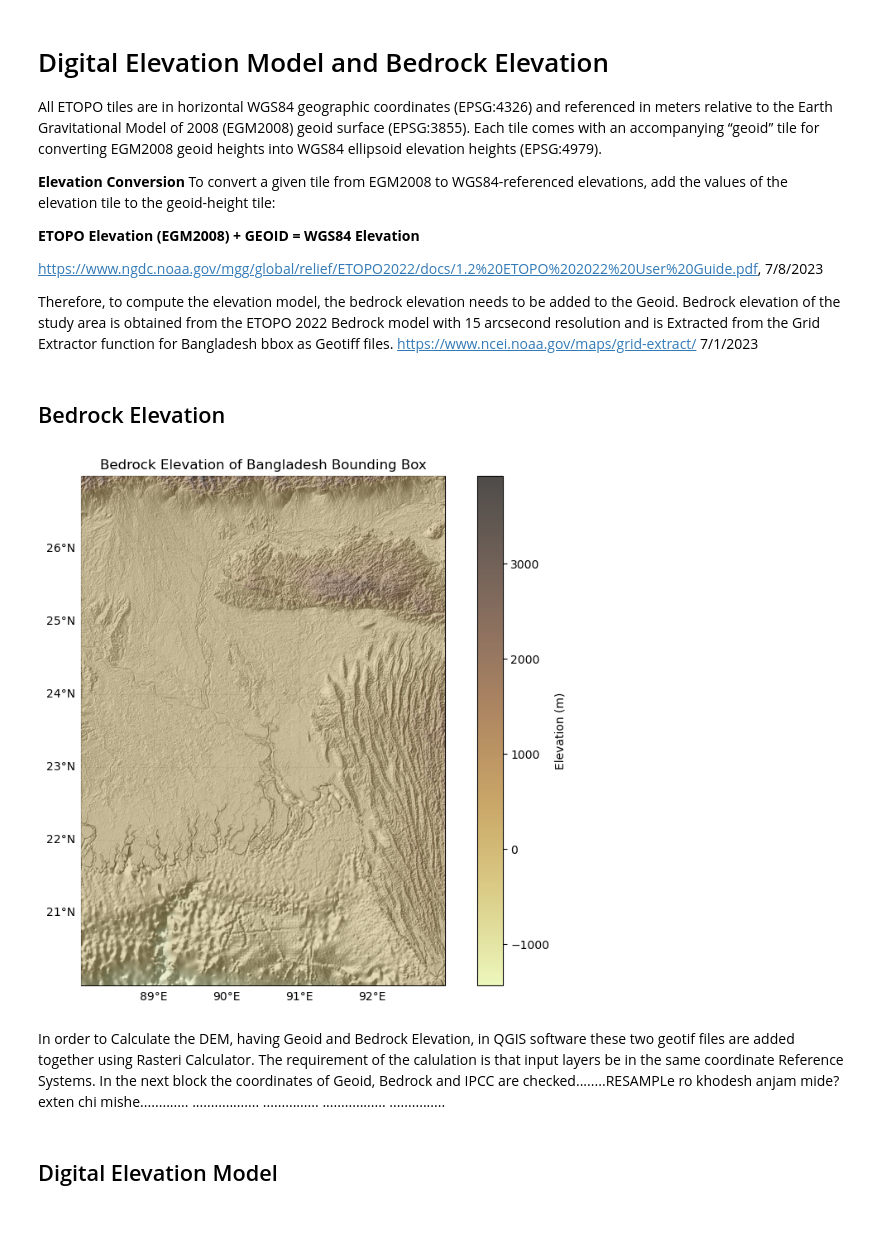
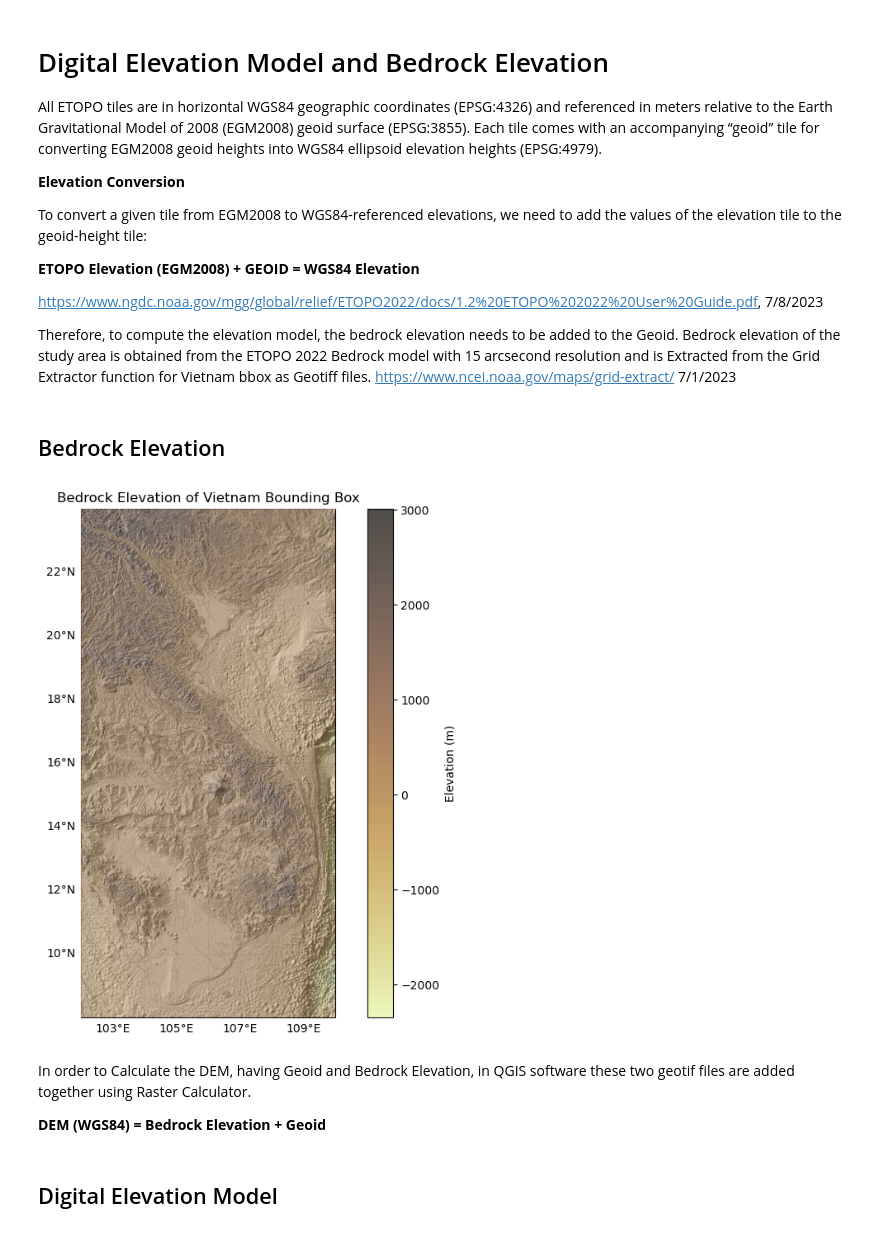
Before and after one commit to sahar7777/Sea-Level-Rise--Flood, a Jupyter notebook: notebook_code/Flood_Simulation.ipynb, the cells around one changed output. Saved outputs shown, nothing was run; the diff lists cells and outputs as text; code cells hidden in the pictures.

```diff
--- a/notebook_code/Flood_Simulation.ipynb
+++ b/notebook_code/Flood_Simulation.ipynb
@@ -374,7 +399,7 @@ The tiles, then, have been merged then in QGIS software using Raster> Miscellane
 # %%
 
 #geoid directory
-geoid_path = '/home/sahar/output_tif/Bangladesh_bbox_Geoid_15s.tif'
+geoid_path = '/home/sahar/output_tif/Vietnam_bbox_Geoid_15s.tif'
 
 #read geoid
 with rasterio.open(geoid_path) as src:
@@ -401,13 +426,13 @@ with rasterio.open(geoid_path) as src:
 projection = ccrs.PlateCarree()
 fig = plt.figure(figsize=(10, 8))
 ax = fig.add_subplot(111, projection=projection)
-ax.add_feature(cfeature.COASTLINE)
+ax.coastlines(zorder= 10)
 #plot hillshade
 ax.imshow(hillshade_array, cmap='gray', extent=[xmin, xmax, ymin, ymax], alpha=0.5, zorder=10)
 #plot geoid
 cax = ax.imshow(geoid_array, cmap='ocean', extent=[xmin, xmax, ymin, ymax], alpha=0.8, zorder=5)
 plt.colorbar(cax, label='Geoid Value (m)')
-plt.title('Geoid of Bangladesh Bounding Box')
+plt.title('Geoid of Vietnam Bounding Box')
 plt.xlabel('Longitude')
 plt.ylabel('Latitude')
 
@@ -424,18 +449,19 @@ plt.show()
  All ETOPO tiles are in horizontal WGS84 geographic coordinates (EPSG:4326) and referenced in meters relative to the Earth Gravitational Model of 2008 (EGM2008) geoid surface (EPSG:3855). Each tile comes with an accompanying “geoid” tile for converting EGM2008 geoid heights into WGS84 ellipsoid elevation heights (EPSG:4979).
 
 **Elevation Conversion**
-To convert a given tile from EGM2008 to WGS84-referenced elevations, add the values of the elevation tile to the geoid-height tile:
+
+To convert a given tile from EGM2008 to WGS84-referenced elevations, we need to add the values of the elevation tile to the geoid-height tile:
 
    **ETOPO Elevation (EGM2008) + GEOID = WGS84 Elevation**
 
 https://www.ngdc.noaa.gov/mgg/global/relief/ETOPO2022/docs/1.2%20ETOPO%202022%20User%20Guide.pdf, 7/8/2023
 
-Therefore, to compute the elevation model, the bedrock elevation needs to be added to the Geoid. Bedrock elevation of the study area is obtained from the ETOPO 2022 Bedrock model with 15 arcsecond resolution and is Extracted from the Grid Extractor function for Bangladesh bbox as Geotiff files. https://www.ncei.noaa.gov/maps/grid-extract/ 7/1/2023
+Therefore, to compute the elevation model, the bedrock elevation needs to be added to the Geoid. Bedrock elevation of the study area is obtained from the ETOPO 2022 Bedrock model with 15 arcsecond resolution and is Extracted from the Grid Extractor function for Vietnam bbox as Geotiff files. https://www.ncei.noaa.gov/maps/grid-extract/ 7/1/2023
 # %% [markdown]
 ## Bedrock Elevation
 # %%
 #bedrock directory
-bedrock_path = '/home/sahar/output_tif/Bangladesh_Bedrock_15arcsec.tiff'
+bedrock_path = '/home/sahar/output_tif/Vietnam_Bedrock_15arcsec.tiff'
 
 #read bedrock
 with rasterio.open(bedrock_path) as src:
@@ -448,42 +474,40 @@ def hillshade(array, azimuth, angle_altitude):
     slope = np.pi/2. - np.arctan(np.sqrt(x*x + y*y))
     aspect = np.arctan2(-x, y)
     azimuthrad = azimuth * np.pi / 180.
     altituderad = angle_altitude * np.pi / 180.
     shaded = np.sin(altituderad) * np.sin(slope) + np.cos(altituderad) * np.cos(slope) * np.cos(azimuthrad - aspect)
     return 255 * (shaded + 1) / 2
 
 #compute the hillshade
 hillshade_array = hillshade(bedrock_array, 330, 30)
 
 #get the extent of the bedrock
 with rasterio.open(bedrock_path) as src:
     xmin, ymin, xmax, ymax = src.bounds
 
 projection = ccrs.PlateCarree()
 fig = plt.figure(figsize=(10, 8))
 ax = fig.add_subplot(111, projection=projection)
-ax.add_feature(cfeature.COASTLINE)
+#ax.coastlines(zorder= 15)
 #plot hillshade
 ax.imshow(hillshade_array, cmap='gray', extent=[xmin, xmax, ymin, ymax], alpha=0.5, zorder=10)
 #plot bedrock
 cax = ax.imshow(bedrock_array, cmap=cmocean.cm.turbid, extent=[xmin, xmax, ymin, ymax], alpha=0.8, zorder=5)
 plt.colorbar(cax, label='Elevation (m)')
-plt.title('Bedrock Elevation of Bangladesh Bounding Box')
+plt.title('Bedrock Elevation of Vietnam Bounding Box')
 plt.xlabel('Longitude')
 plt.ylabel('Latitude')
 
 gl = ax.gridlines(draw_labels=True)
 gl.right_labels = False
 gl.top_labels = False
 plt.show()
 # %% [output]
-[figure, old version]
+[figure, new version]
 # %% [markdown]
-In order to Calculate the DEM, having Geoid and Bedrock Elevation, in QGIS software these two geotif files are added together using Rasteri Calculator. The requirement of the calulation is that input layers be in the same coordinate Reference Systems. In the next block the coordinates of Geoid, Bedrock and IPCC are checked........RESAMPLe ro khodesh anjam mide? exten chi mishe.............
-..................
-...............
-.................
-...............
+In order to Calculate the DEM, having Geoid and Bedrock Elevation, in QGIS software these two geotif files are added together using Raster Calculator.
+
+**DEM (WGS84) = Bedrock Elevation + Geoid**
 # %% [markdown]
 ## Digital Elevation Model
 # %%
```
Also changed, not shown: parts of 40 cells of this notebook.
